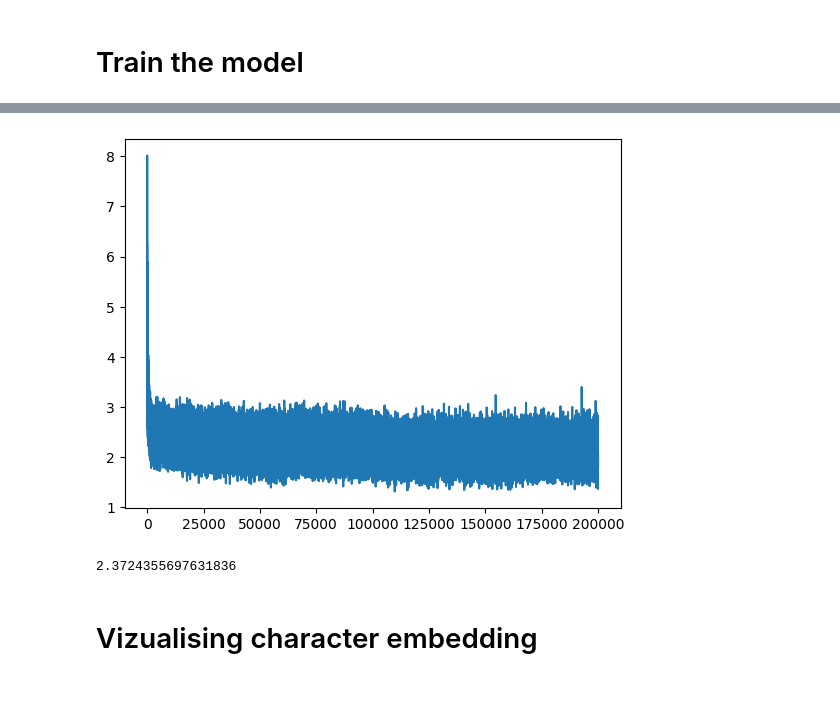
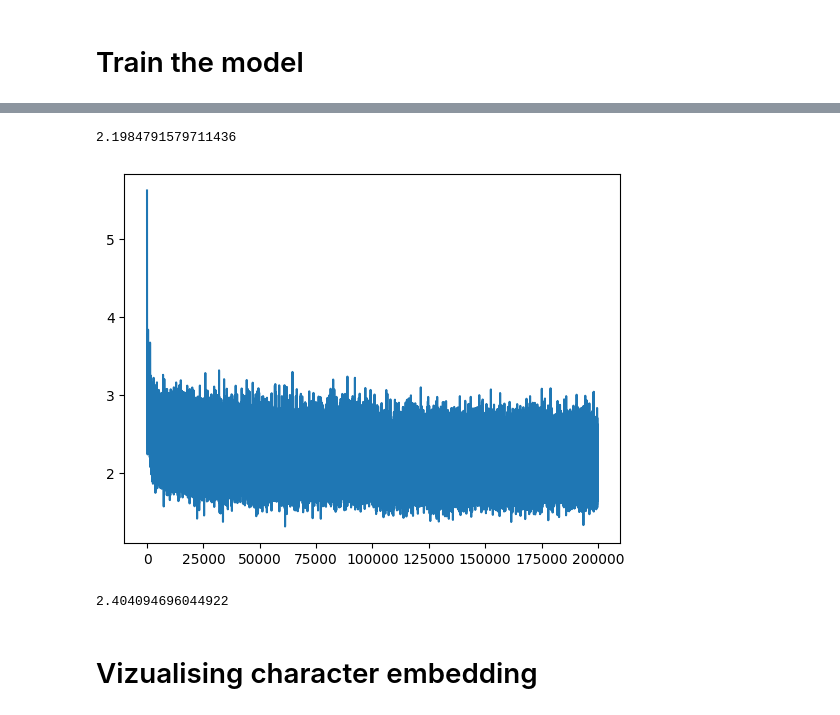
Before and after one commit to bparent11/building_makemore, a Jupyter notebook: makemore.ipynb, the cells around one changed output, grey strips where cells are left out. Saved outputs shown, nothing was run; the diff lists cells and outputs as text; code cells hidden in the pictures.

```diff
--- a/makemore.ipynb
+++ b/makemore.ipynb
@@ -45,7 +45,7 @@ int_to_char = {i:char for char, i in char_to_int.items()}
 # %% [markdown]
 # Building the dataset
 # %%
-context_size = 4 # number of precedents char to take into account
+context_size = 3 # number of precedents char to take into account
 
 def build_dataset(words, context_size):
     X = []
@@ -90,10 +90,10 @@ Xtr.shape : torch.Size([182516, 4]), Xval.shape : torch.Size([22815, 4]), Xtst.s
 # %%
 g = torch.Generator().manual_seed(42) # for reproductibility
 # %%
-C = torch.rand([27, 2], generator=g) # characters to vectors
-W1 = torch.rand([4*2, 200], generator=g) # putting in the MLP 4 characters and each one of them has 2 dimensionnal vector associated
-b1 = torch.rand(200, generator=g)
-W2 = torch.rand([200, 27], generator=g)
+C = torch.rand([27, 3], generator=g) # characters to vectors
+W1 = torch.rand([3*3, 100], generator=g) # putting in the MLP 4 characters and each one of them has 2 dimensionnal vector associated
+b1 = torch.rand(100, generator=g)
+W2 = torch.rand([100, 27], generator=g)
 b2 = torch.rand(27, generator=g)
 
 parameters = [C, W1, b1, W2, b2]
@@ -115,14 +115,14 @@ iterations = 200000
 def training_and_valid(Xtrain, ytrain, Xvalid, yvalid, iterations, batch_size):
 
     for i in range(iterations):
-        if i % 2000 == 0:
+        if i % 50000 == 0:
             print(i)
         # batch construction
         batch_idx = torch.randint(0, Xtr.shape[0], (batch_size,))
 
         # forward pass
         emb = C[Xtrain[batch_idx]]
-        h = F.tanh(emb.view(-1, 8) @ W1 + b1)
+        h = F.tanh(emb.view(-1, 9) @ W1 + b1)
         logits = h @ W2 + b2
 
         loss = F.cross_entropy(logits, ytrain[batch_idx])
@@ -133,11 +133,11 @@ def training_and_valid(Xtrain, ytrain, Xvalid, yvalid, iterations, batch_size):
         loss.backward()
 
         # update
-        lr = 0.1 if i < 150000 else 0.01
+        lr = 0.1 if i < 100000 else 0.01
         for p in parameters:
             p.data += - lr * p.grad
 
-        loss_i.append(loss.item())
+        loss_i.append(loss.item()) # to avoid the weird effect on the loss curve
 
         # validation set
         #if i % 150: # saving time
@@ -147,7 +147,7 @@ def training_and_valid(Xtrain, ytrain, Xvalid, yvalid, iterations, batch_size):
         #    loss_val.append(F.cross_entropy(logits, yvalid).item())
         #else:
         #    loss_val.append(loss_val[-1])
-
+        #print(loss.item())
     return loss_i, loss_val
 # %%
 train_loss, val_loss = training_and_valid(Xtrain=Xtr, ytrain=ytr, Xvalid=Xval, yvalid=yval, iterations=iterations, batch_size=32)
@@ -172,22 +159,24 @@ train_loss, val_loss = training_and_valid(Xtrain=Xtr, ytrain=ytr, Xvalid=Xval, y
 # %%
-x = torch.arange(0, iterations)
+x = torch.arange(0, len(train_loss))
 
+print((sum(train_loss)/len(train_loss)))
 plt.plot(x, train_loss)
 #plt.plot(x, val_loss)
 
 plt.show()
 # %% [output]
+2.1984791579711436
-[figure, old version]
+[figure, new version]
 # %%
 # val_loss
 
 emb = C[Xval]
-h = F.tanh(emb.view(-1, 8) @ W1 + b1)
+h = F.tanh(emb.view(-1, 9) @ W1 + b1)
 logits = h @ W2 + b2
 val_loss = F.cross_entropy(logits, yval).item()
 val_loss
 # %% [output]
-2.3724355697631836
+2.404094696044922
 # %% [markdown]
 # Vizualising character embedding
 # %%
```
Also changed, not shown: parts of 6 cells of this notebook.
